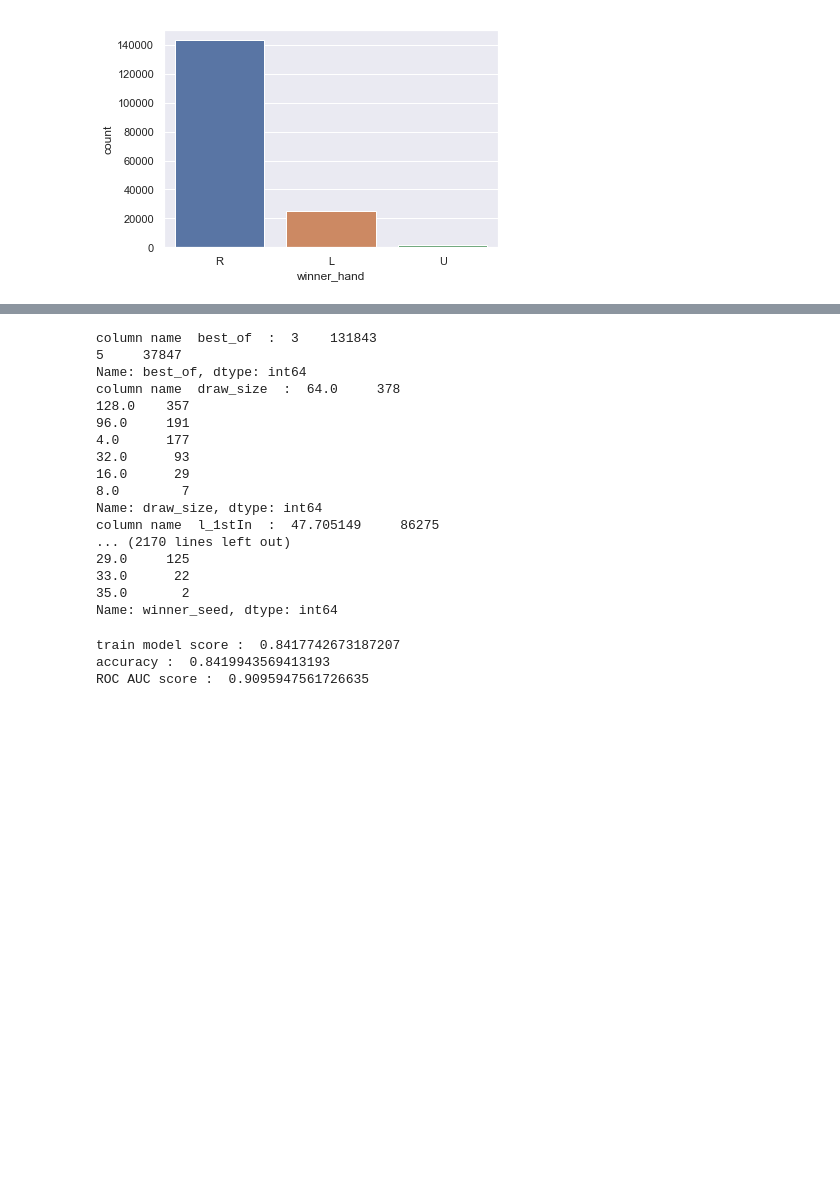
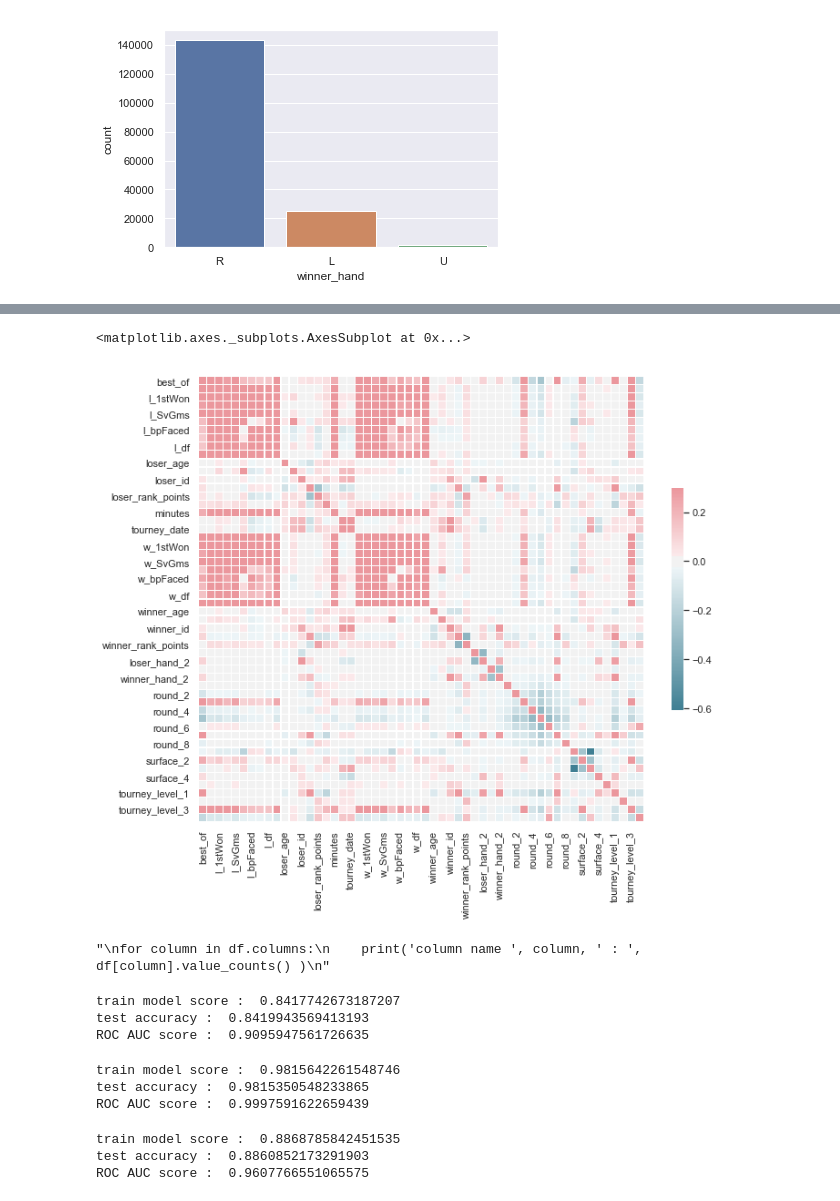
Before and after one commit to natachabox/atp-matches, a Jupyter notebook: aptTennis_Ncahorel.ipynb, the cells around one changed output, grey strips where cells are left out. Drawn from its saved outputs; the diff is of its cells as text; code cells hidden in the pictures; blank space fills up the shorter version.

```diff
--- a/aptTennis_Ncahorel.ipynb
+++ b/aptTennis_Ncahorel.ipynb
@@ -173,23 +169,20 @@ memory usage: 46.1 MB
+# %%
+sns.set(style="white")
+corrMatrix = df.corr()
+
+f, ax = plt.subplots(figsize=(11,9))
+cmap = sns.diverging_palette(220, 10, as_cmap=True)
+
+sns.heatmap(corrMatrix, cmap=cmap, vmax=.3, center=0, square=True, linewidth=.25, cbar_kws={"shrink": .5})
+# %% [output]
+<matplotlib.axes._subplots.AxesSubplot at 0x...>
+[figure, added]
 # %%
+'''
 for column in df.columns:
     print('column name ', column, ' : ', df[column].value_counts() )
+'''
 # %% [output]
-column name  best_of  :  3    131843
-5     37847
-Name: best_of, dtype: int64
-column name  draw_size  :  64.0     378
-128.0    357
-96.0     191
-4.0      177
-32.0      93
-16.0      29
-8.0        7
-Name: draw_size, dtype: int64
-column name  l_1stIn  :  47.705149     86275
-... (2170 lines left out)
-29.0     125
-33.0      22
-35.0       2
-Name: winner_seed, dtype: int64
+"\nfor column in df.columns:\n    print('column name ', column, ' : ', df[column].value_counts() )\n"
 # %%
 #prepare train and test data set
@@ -199,6 +191,7 @@ X = df.drop(['target'], axis=1)
 
 X_train, X_test, y_train, y_test = train_test_split(X, y, test_size=0.33, random_state=42)
 # %%
+#random forest classifier
 model_lr = LogisticRegression(random_state=0, solver='lbfgs', multi_class='multinomial')
 model_lr.fit(X_train, y_train)
 
@@ -211,9 +204,49 @@ predicted_lr = model_lr.predict(X_test)
 probs = model_lr.predict_proba(X_test)
 
 # generate evaluation metrics
-print ('accuracy : ', metrics.accuracy_score(y_test, predicted_lr))
+print ('test accuracy : ', metrics.accuracy_score(y_test, predicted_lr))
 print ('ROC AUC score : ', metrics.roc_auc_score(y_test, probs[:, 1]))
 # %% [output]
 train model score :  0.8417742673187207
-accuracy :  0.8419943569413193
+test accuracy :  0.8419943569413193
 ROC AUC score :  0.9095947561726635
+# %%
+#Random Forest Classifier
+model_rfc = RandomForestClassifier(n_estimators=100, max_depth=2, random_state=0)
+model_rfc.fit(X_train, y_train)
+
+print('train model score : ', model_rfc.score(X_train, y_train))
+
+
+predicted_rfc = model_rfc.predict(X_test)
+
+# generate class probabilities
+probs = model_rfc.predict_proba(X_test)
+
+# generate evaluation metrics
+print ('test accuracy : ', metrics.accuracy_score(y_test, predicted_rfc))
+print ('ROC AUC score : ', metrics.roc_auc_score(y_test, probs[:, 1]))
+# %% [output]
+train model score :  0.9815642261548746
+test accuracy :  0.9815350548233865
+ROC AUC score :  0.9997591622659439
+# %%
+#GaussianNB
+model_gnb = GaussianNB()
+model_gnb.fit(X_train, y_train)
+
+print('train model score : ', model_gnb.score(X_train, y_train))
+
+
+predicted_gnb = model_gnb.predict(X_test)
+
+# generate class probabilities
+probs = model_gnb.predict_proba(X_test)
+
+# generate evaluation metrics
+print ('test accuracy : ', metrics.accuracy_score(y_test, predicted_gnb))
+print ('ROC AUC score : ', metrics.roc_auc_score(y_test, probs[:, 1]))
+# %% [output]
+train model score :  0.8868785842451535
+test accuracy :  0.8860852173291903
+ROC AUC score :  0.9607766551065575
```
Also changed, not shown: parts of 8 cells of this notebook.
